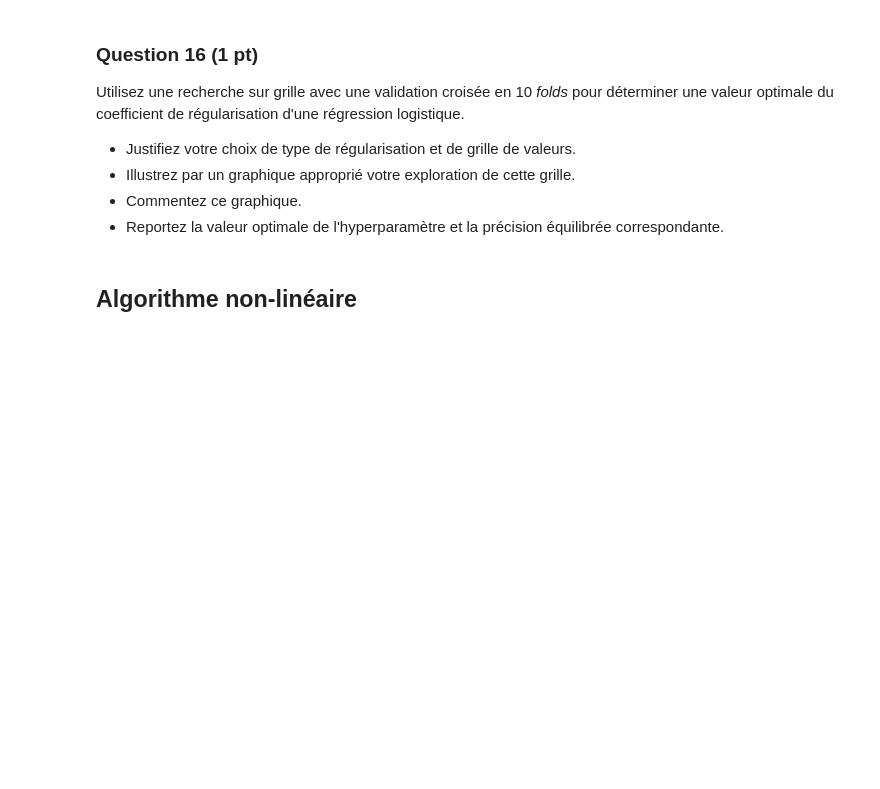
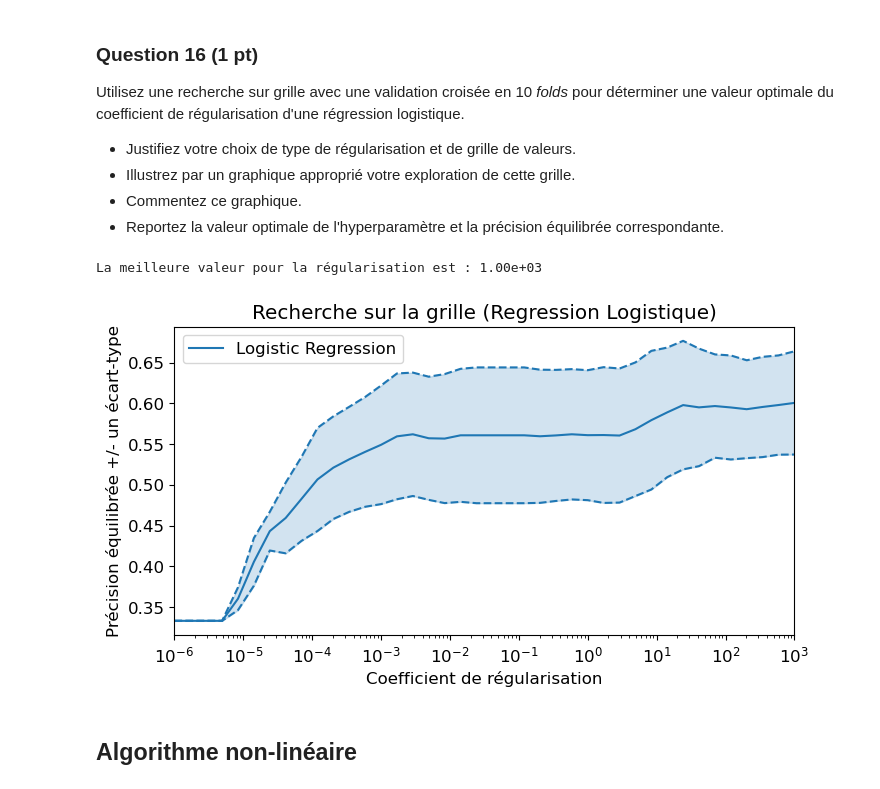
Before and after one commit to maximebailly/sdd_2025, a Jupyter notebook: projet/Projet.ipynb, the cells around one changed output. Cells and saved outputs as stored; diff of their text form; code cells hidden in the pictures; blank space fills up the shorter version.

```diff
--- a/projet/Projet.ipynb
+++ b/projet/Projet.ipynb
@@ -402,7 +385,7 @@ from sklearn import linear_model
 kf = model_selection.KFold(n_splits=10, shuffle=True, random_state=4)
 
 # Définir la grille de valeurs pour le coefficient de régularisation
-lambdas = np.logspace(0.01, 100, 40)
+lambdas = np.logspace(-6, 3, 40)
 
 # Définir le modèle à évaluer (K plus proches voisins)
 reg_log = sklearn.linear_model.LogisticRegression(penalty='l2', solver='liblinear')
@@ -414,33 +397,36 @@ grid = model_selection.GridSearchCV(reg_log, {'C': lambdas},
 
 # Utiliser la recherche sur grille
 grid.fit(X_train, y_train)
 grid.cv_results_.keys()
 
 plt.figure(figsize=(8, 4))
 
 balanced_accuracy_score = grid.cv_results_['mean_test_score']
 std_error = grid.cv_results_['std_test_score']
 
 
 # afficher les RMSE avec une échelle logarithmique pour les abscisses :
 plt.semilogx(grid.cv_results_['param_C'], balanced_accuracy_score,
              label="Logistic Regression", color='tab:blue')
 plt.semilogx(grid.cv_results_['param_C'], balanced_accuracy_score + std_error,
              color='tab:blue', linestyle='dashed')
 plt.semilogx(grid.cv_results_['param_C'], balanced_accuracy_score - std_error,
              color='tab:blue', linestyle='dashed')
 
 # colorer l'espace entre les courbes représentant les écarts-types
 plt.fill_between(lambdas, (balanced_accuracy_score + std_error), (balanced_accuracy_score - std_error), color='tab:blue', alpha=0.2)
 
 # Mise en forme
 plt.xlabel("Coefficient de régularisation")
 plt.ylabel("Précision équilibrée +/- un écart-type")
 plt.xlim([lambdas[0], lambdas[-1]])
 plt.title("Recherche sur la grille (Regression Logistique)")
 plt.legend(loc='best')
 
 print(f"La meilleure valeur pour la régularisation est : {grid.best_params_['C']:.2e}")
+# %% [output]
+La meilleure valeur pour la régularisation est : 1.00e+03
+[figure, added]
 # %% [markdown]
 ## Algorithme non-linéaire
 # %% [markdown]
```
Also changed, not shown: parts of 3 cells of this notebook.
